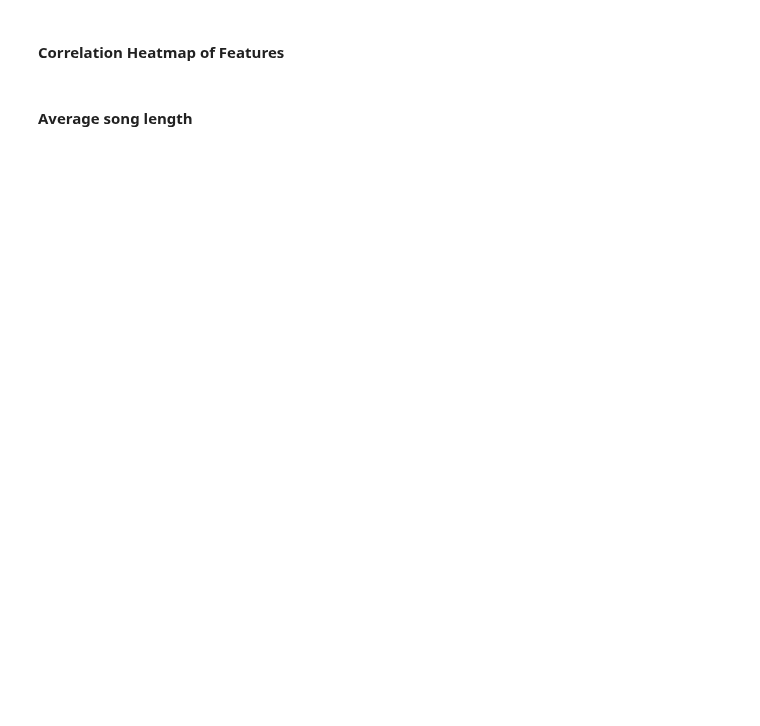
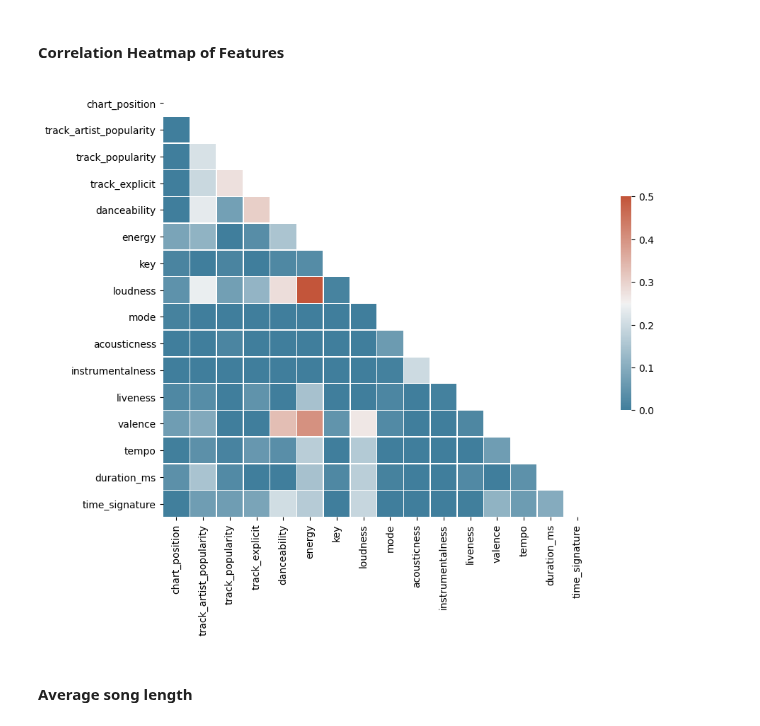
Before and after one commit to katieravenwood/Spotify-Five-Year-Analysis-Project, a Jupyter notebook: notebooks/ExploratoryAnalysis.ipynb, the cells around one changed output. Cells and saved outputs as stored; diff of their text form; code cells hidden in the pictures; blank space fills up the shorter version.

Commit message:
Update ExpAnalysis and Corr Heat Map viz

```diff
--- a/notebooks/ExploratoryAnalysis.ipynb
+++ b/notebooks/ExploratoryAnalysis.ipynb
@@ -307,22 +425,24 @@ for col in features:
 #### Correlation Heatmap of Features
 # %%
 # Dataframe with audio features
-track_feature_corr = df4[['playlist_name', 'chart_position', 'track_popularity', 'track_explicit', 'danceability', 'energy', 'key','loudness', 'mode', 'acousticness', 'instrumentalness', 'liveness', 'valence', 'tempo', 'duration_ms', 'time_signature']]
+track_feature_corr = df4[['playlist_name', 'chart_position', 'track_artist_popularity', 'track_popularity', 'track_explicit', 'danceability', 'energy', 'key','loudness', 'mode', 'acousticness', 'instrumentalness', 'liveness', 'valence', 'tempo', 'duration_ms', 'time_signature']]
 
 # Generate a mask for the upper part of the chart
 mask = np.triu(np.ones_like(track_feature_corr.corr(), dtype=bool))
 
 # Set up the matplotlib figure
 f, ax = plt.subplots(figsize=(11, 8))
 
 # Generate a custom diverging colormap
 cmap = sns.diverging_palette(230, 20, as_cmap=True)
 
 # Can add mask=mask in sns.heatmap to mask top triangle of plot. Removed to view entire plot.
 # Draw the heatmap with the mask and correct aspect ratio
 sns.heatmap(track_feature_corr.corr(), cmap=cmap, vmin=0, mask=mask, vmax=.5,
             square=True, linewidths=.5, cbar_kws={"shrink": .5})
 plt.savefig('../viz/pyplots/CorrHeatMapAllTracks.png')
+# %% [output]
+[figure, added]
 # %% [markdown]
 #### Average song length
 # %%
```
Also changed, not shown: parts of 40 cells of this notebook, 1 other file.
